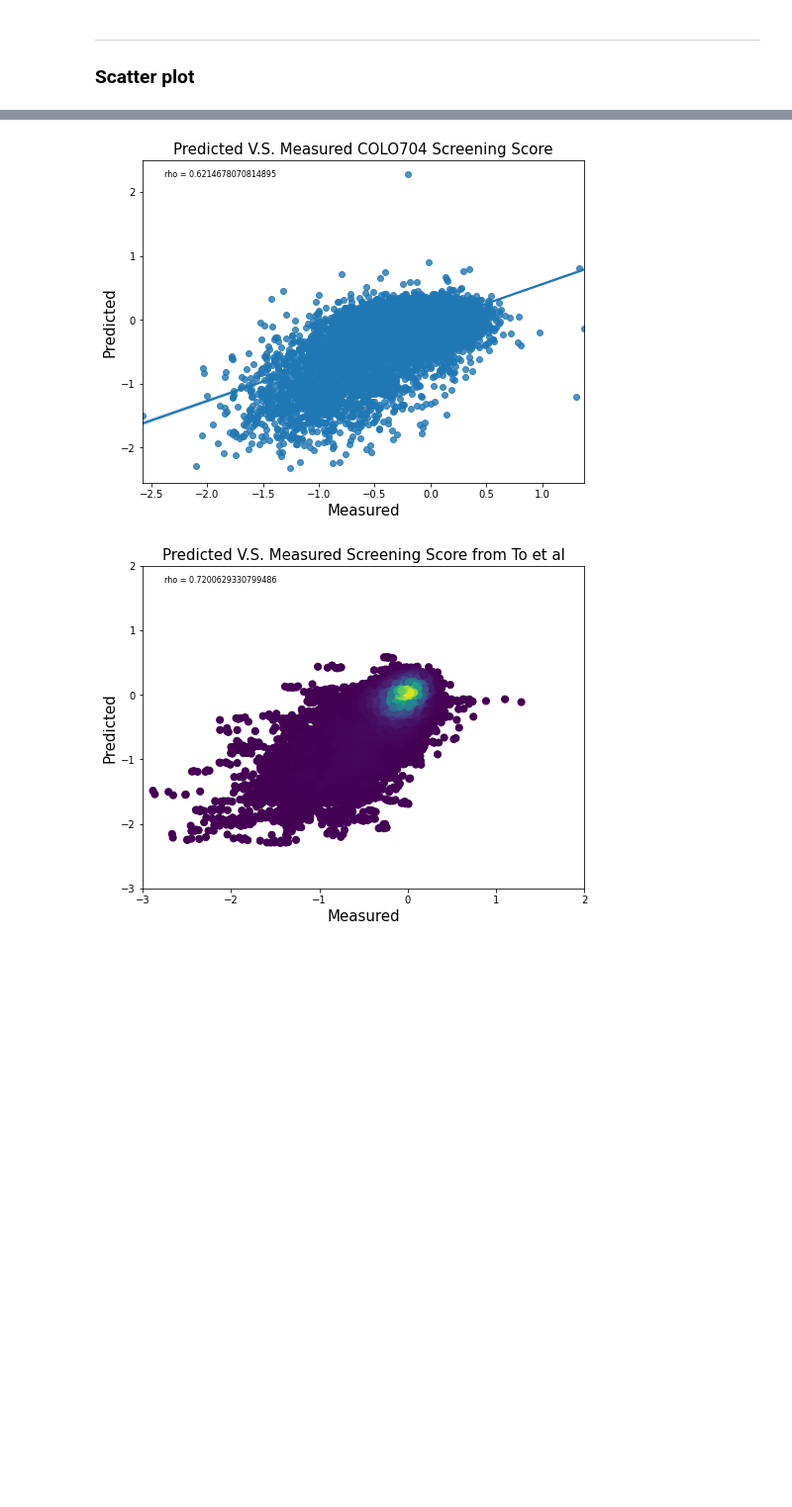
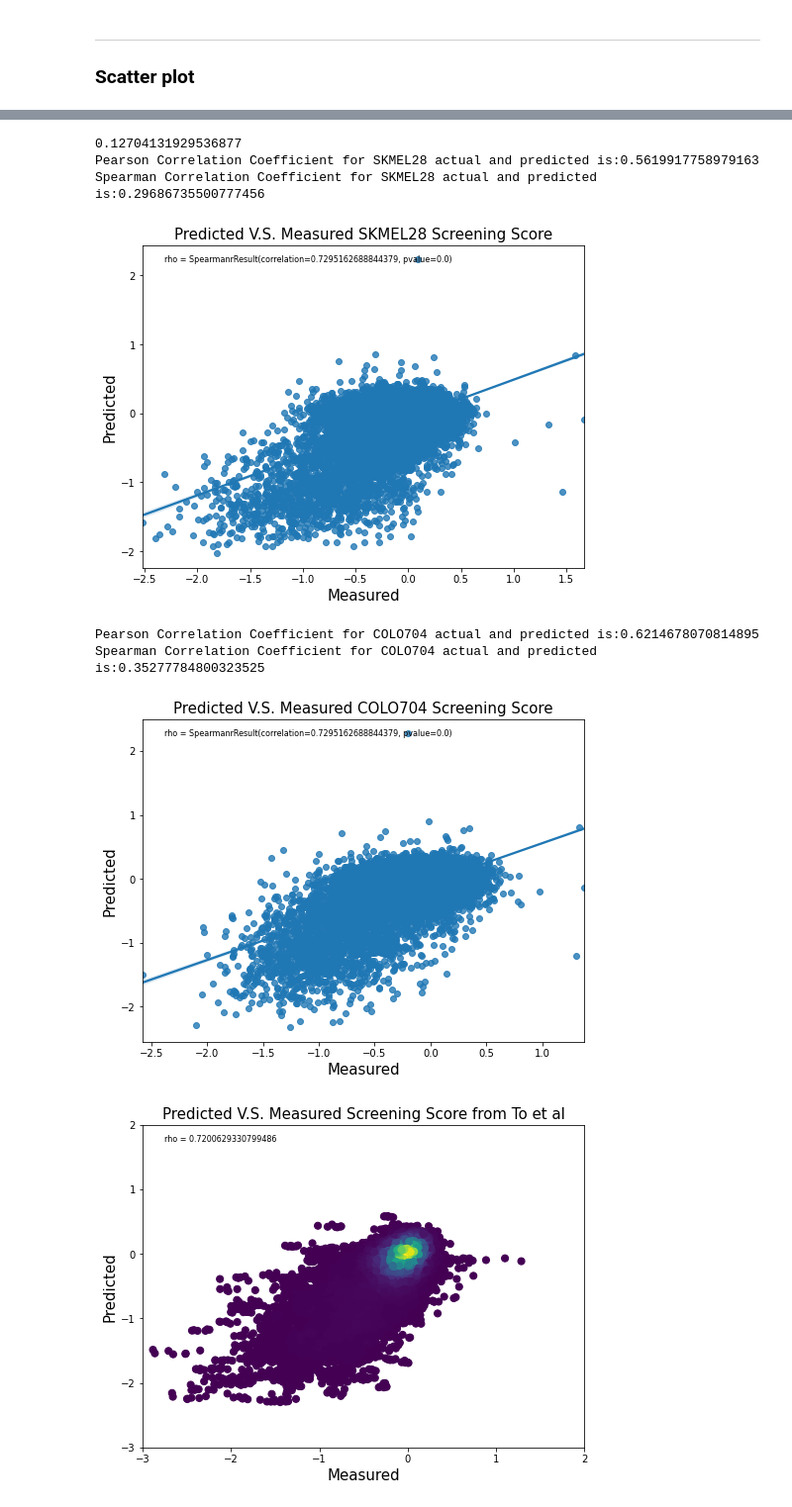
Before and after one commit to pritchardlabatpsu/cga_app, a Jupyter notebook: notebooks/R9-external_corr_venn_plot-YR.ipynb, the cells around one changed output, grey strips where cells are left out. Shown at 99% size. Saved outputs shown, nothing was run; the diff lists cells and outputs as text; code cells hidden in the pictures; blank space fills up the shorter version.

```diff
--- a/notebooks/R9-external_corr_venn_plot-YR.ipynb
+++ b/notebooks/R9-external_corr_venn_plot-YR.ipynb
@@ -83,15 +110,38 @@ ax.set_xlabel('Measured', fontsize=15);ax.set_ylabel('Predicted', fontsize=15)
+# %%
+### Plot scatter plot
+fig, ax = plt.subplots()
+fig.set_size_inches(8, 6)
+ax = sns.regplot(x='actual', y='predicted',data = df_skmel28)
+corr_pear = pearsonr(df_skmel28['actual'], df_skmel28['predicted'])[0]
+corr_spear = spearmanr(df_skmel28['actual'], df_skmel28['predicted'])[0]
+print(r2_score(df_skmel28['actual'], df_skmel28['predicted']))
+ax.text(0.05,0.95,'rho = '+str(corr),transform=ax.transAxes,fontsize = 8) #add text
+ax.set_title('Predicted V.S. Measured SKMEL28 Screening Score', fontsize = 15)
+ax.set_xlabel('Measured', fontsize=15);ax.set_ylabel('Predicted', fontsize=15)
+print(f'Pearson Correlation Coefficient for SKMEL28 actual and predicted is:{corr_pear}')
+print(f'Spearman Correlation Coefficient for SKMEL28 actual and predicted is:{corr_spear}')
+# %% [output]
+0.12704131929536877
+Pearson Correlation Coefficient for SKMEL28 actual and predicted is:0.5619917758979163
+Spearman Correlation Coefficient for SKMEL28 actual and predicted is:0.29686735500777456
+[figure, added]
 # %%
 ### Plot scatter plot
 fig, ax = plt.subplots()
 fig.set_size_inches(8, 6)
 ax = sns.regplot(x='actual', y='predicted',data = df_colo704)
-corr = pearsonr(df_colo704['actual'], df_colo704['predicted'])[0]
+corr_pear = pearsonr(df_colo704['actual'], df_colo704['predicted'])[0]
+corr_spear = spearmanr(df_colo704['actual'], df_colo704['predicted'])[0]
 ax.text(0.05,0.95,'rho = '+str(corr),transform=ax.transAxes,fontsize = 8) #add text
 ax.set_title('Predicted V.S. Measured COLO704 Screening Score', fontsize = 15)
 ax.set_xlabel('Measured', fontsize=15);ax.set_ylabel('Predicted', fontsize=15)
 # plt.savefig('COLO704_exp_pred.pdf')
+print(f'Pearson Correlation Coefficient for COLO704 actual and predicted is:{corr_pear}')
+print(f'Spearman Correlation Coefficient for COLO704 actual and predicted is:{corr_spear}')
 # %% [output]
+Pearson Correlation Coefficient for COLO704 actual and predicted is:0.6214678070814895
+Spearman Correlation Coefficient for COLO704 actual and predicted is:0.35277784800323525
-[figure, old version]
+[figure, new version]
 # %%
 # To
 #------
```
Also changed, not shown: parts of 8 cells of this notebook, 3 other files.
